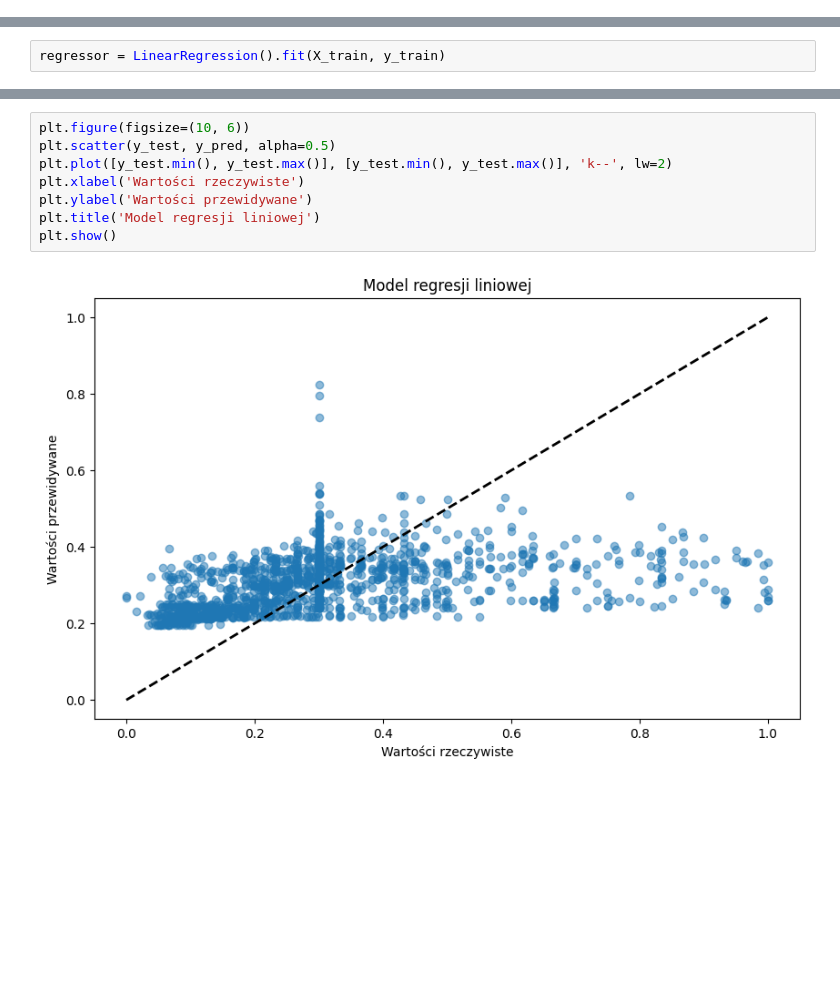
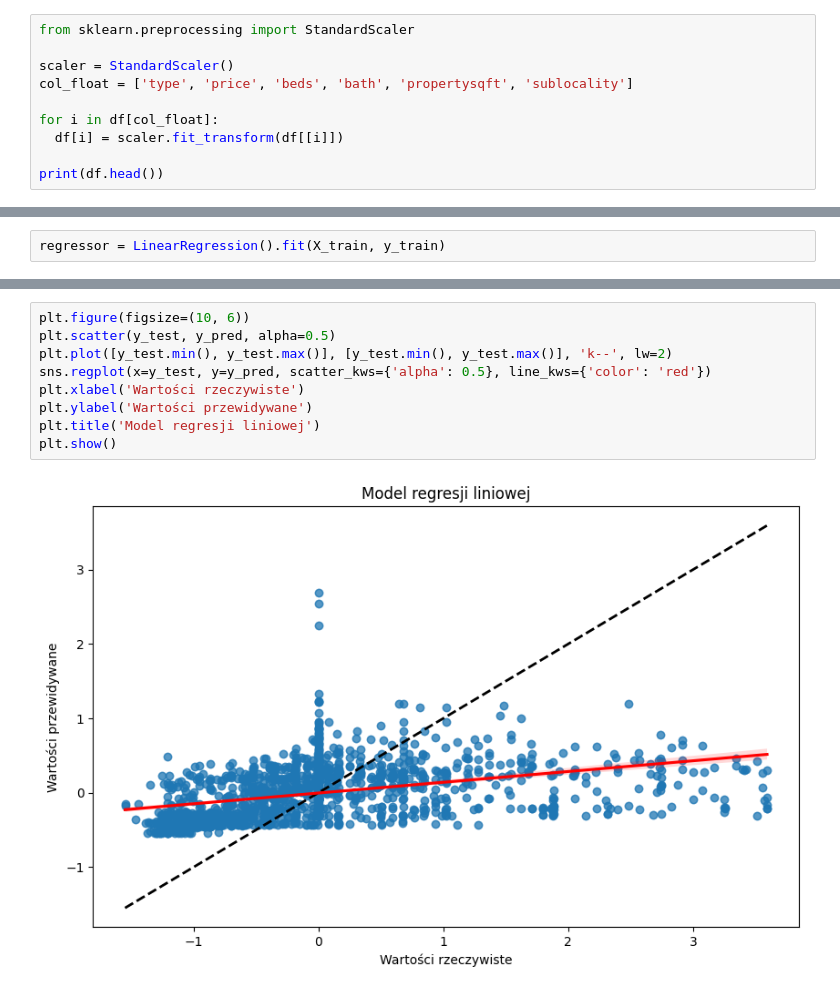
Before and after one commit to lukrak2002/projekt, a Jupyter notebook: projekt.ipynb, the cells around one changed output, grey strips where cells are left out. Cells and saved outputs as stored; diff of their text form; blank space fills up the shorter version.

```diff
--- a/projekt.ipynb
+++ b/projekt.ipynb
@@ -381,0 +384,10 @@ plt.show()
+# %%
+from sklearn.preprocessing import StandardScaler
+
+scaler = StandardScaler()
+col_float = ['type', 'price', 'beds', 'bath', 'propertysqft', 'sublocality']
+
+for i in df[col_float]:
+  df[i] = scaler.fit_transform(df[[i]])
+
+print(df.head())
@@ -471,10 +502,11 @@ Współczynnik determinacji (R^2): 0.16
 # %%
 plt.figure(figsize=(10, 6))
 plt.scatter(y_test, y_pred, alpha=0.5)
 plt.plot([y_test.min(), y_test.max()], [y_test.min(), y_test.max()], 'k--', lw=2)
+sns.regplot(x=y_test, y=y_pred, scatter_kws={'alpha': 0.5}, line_kws={'color': 'red'})
 plt.xlabel('Wartości rzeczywiste')
 plt.ylabel('Wartości przewidywane')
 plt.title('Model regresji liniowej')
 plt.show()
 # %% [output]
-[figure, old version]
+[figure, new version]
```
Also changed, not shown: parts of 8 cells of this notebook.
